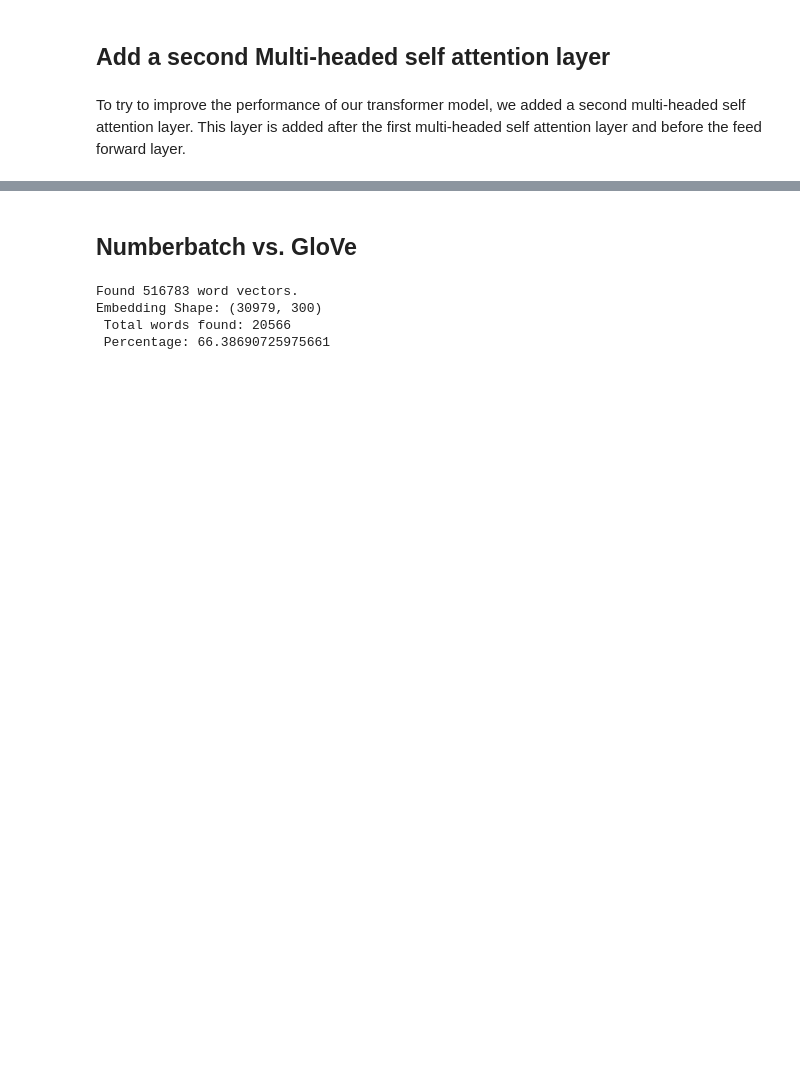
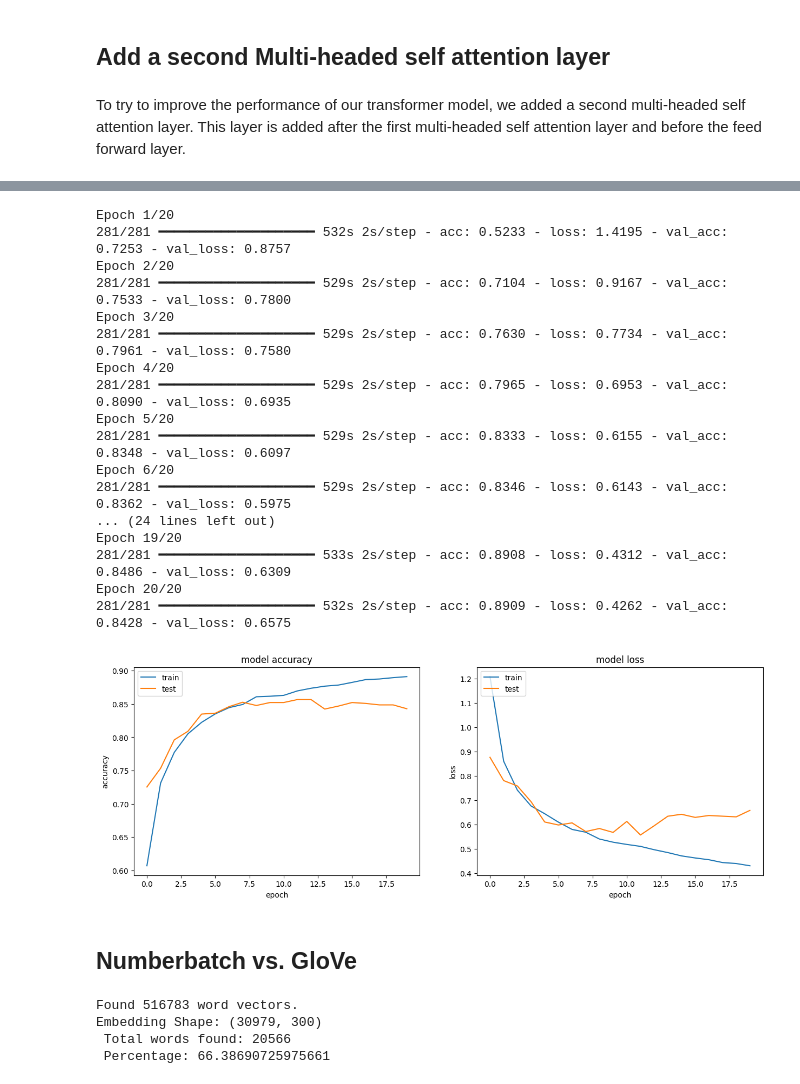
Before and after one commit to colew658/sequential_txt_clf, a Jupyter notebook: txt_clf.ipynb, the cells around one changed output, grey strips where cells are left out. Saved outputs shown, nothing was run; the diff lists cells and outputs as text; code cells hidden in the pictures; blank space fills up the shorter version.

```diff
--- a/txt_clf.ipynb
+++ b/txt_clf.ipynb
@@ -804,13 +841,32 @@ model_xformer20_extra5.compile(
 # %%
 histories_extra5 = []
 tmp_extra5 = model_xformer20_extra5.fit(
     X_train,
     y_train_ohe,
     validation_data=(X_test, y_test_ohe),
-    epochs=6,
-    batch_size=16,
+    epochs=20,
+    batch_size=32,
 )
 histories_extra5.append(tmp_extra5)
 
 visual_performance(histories_extra5)
+# %% [output]
+Epoch 1/20
+281/281 ━━━━━━━━━━━━━━━━━━━━ 532s 2s/step - acc: 0.5233 - loss: 1.4195 - val_acc: 0.7253 - val_loss: 0.8757
+Epoch 2/20
+281/281 ━━━━━━━━━━━━━━━━━━━━ 529s 2s/step - acc: 0.7104 - loss: 0.9167 - val_acc: 0.7533 - val_loss: 0.7800
+Epoch 3/20
+281/281 ━━━━━━━━━━━━━━━━━━━━ 529s 2s/step - acc: 0.7630 - loss: 0.7734 - val_acc: 0.7961 - val_loss: 0.7580
+Epoch 4/20
+281/281 ━━━━━━━━━━━━━━━━━━━━ 529s 2s/step - acc: 0.7965 - loss: 0.6953 - val_acc: 0.8090 - val_loss: 0.6935
+Epoch 5/20
+281/281 ━━━━━━━━━━━━━━━━━━━━ 529s 2s/step - acc: 0.8333 - loss: 0.6155 - val_acc: 0.8348 - val_loss: 0.6097
+Epoch 6/20
+281/281 ━━━━━━━━━━━━━━━━━━━━ 529s 2s/step - acc: 0.8346 - loss: 0.6143 - val_acc: 0.8362 - val_loss: 0.5975
+... (24 lines left out)
+Epoch 19/20
+281/281 ━━━━━━━━━━━━━━━━━━━━ 533s 2s/step - acc: 0.8908 - loss: 0.4312 - val_acc: 0.8486 - val_loss: 0.6309
+Epoch 20/20
+281/281 ━━━━━━━━━━━━━━━━━━━━ 532s 2s/step - acc: 0.8909 - loss: 0.4262 - val_acc: 0.8428 - val_loss: 0.6575
+[figure, added]
 # %%
```
Also changed, not shown: parts of 8 cells of this notebook, 6 other files.
